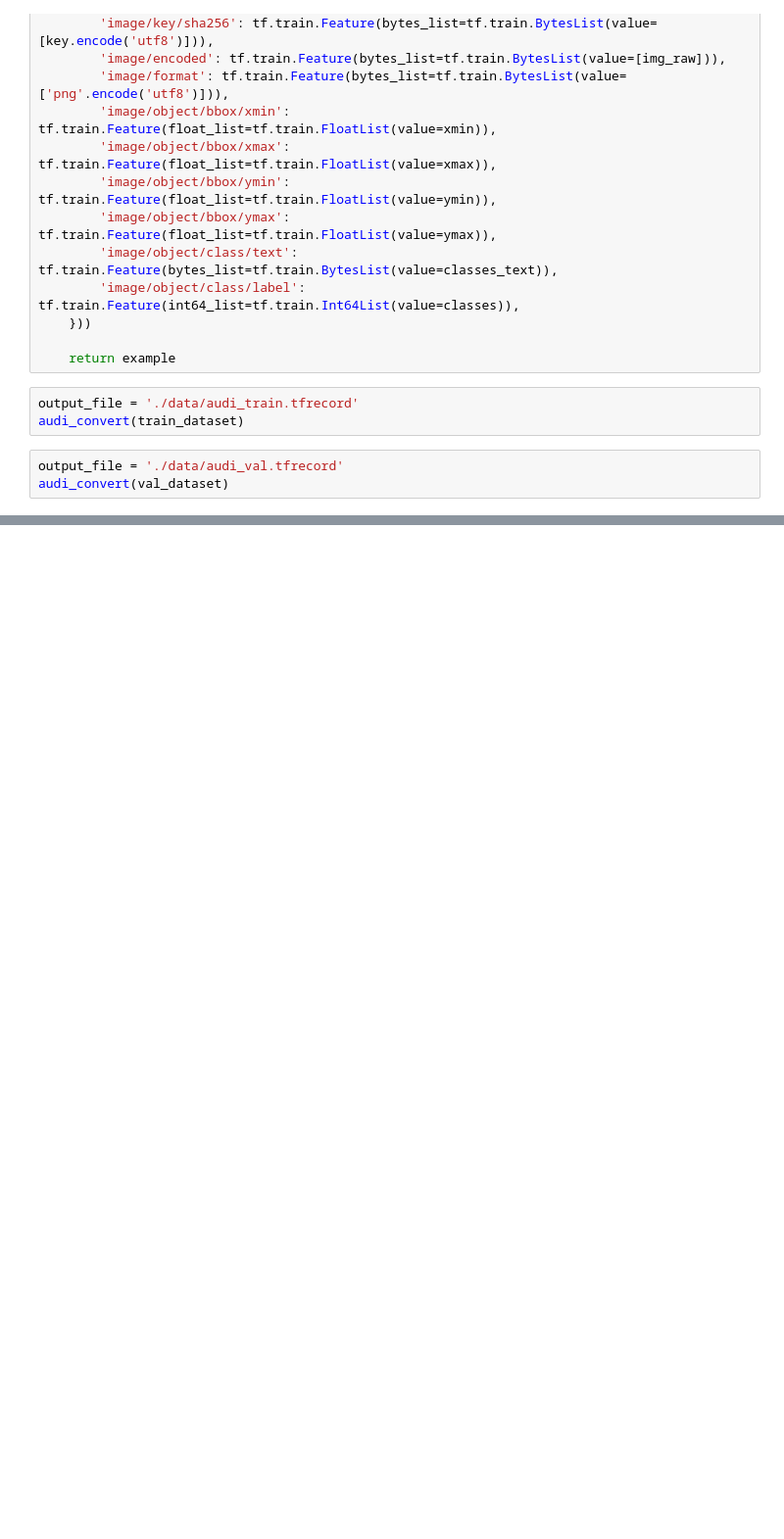
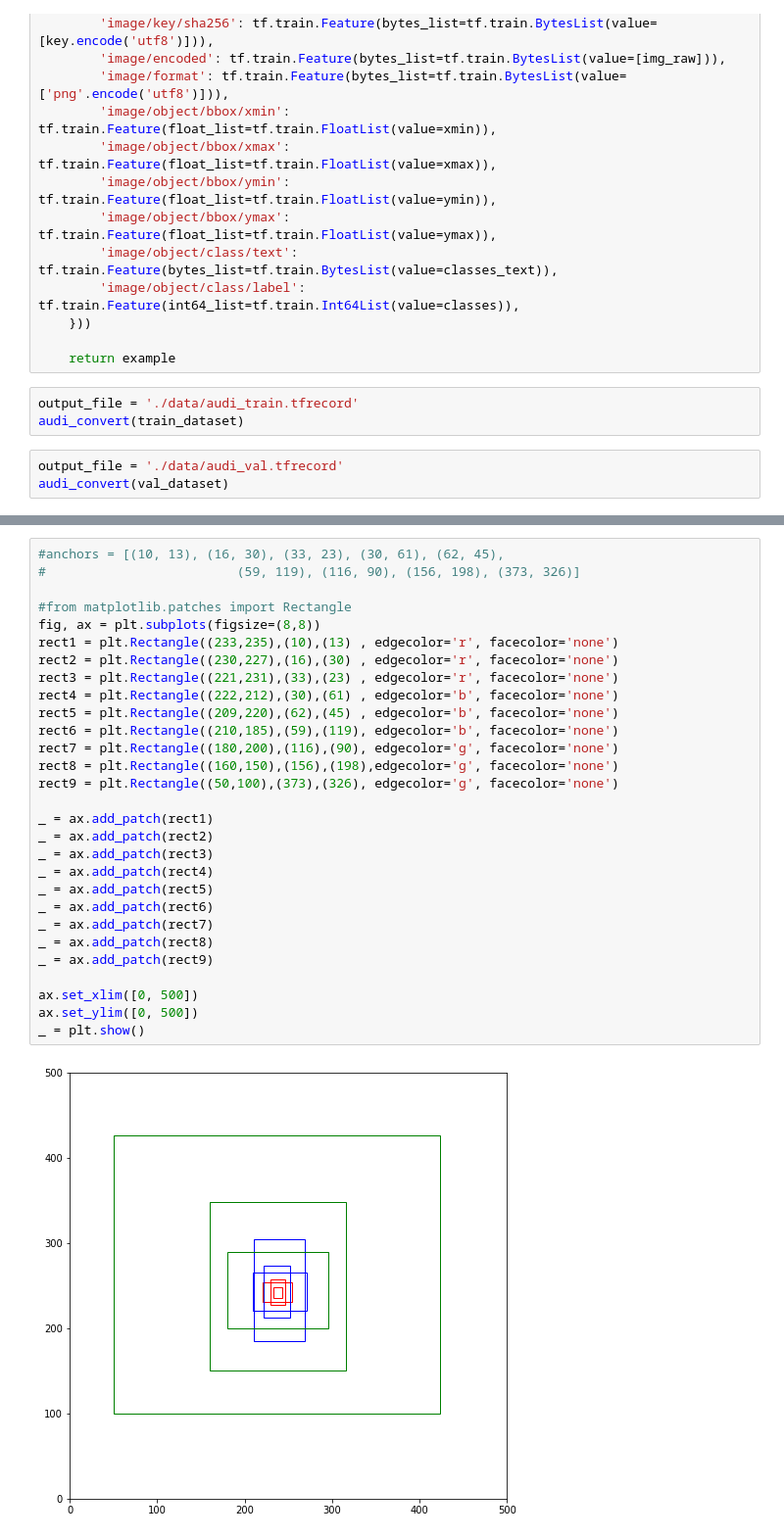
Before and after one commit to Suman-Saini/CapstoneProject_2, a Jupyter notebook: Data_Exploration.ipynb, the cells around one changed output, grey strips where cells are left out. Shown at 98% size. Cells and saved outputs as stored; diff of their text form; blank space fills up the shorter version.

```diff
--- a/Data_Exploration.ipynb
+++ b/Data_Exploration.ipynb
@@ -222,0 +249,31 @@ audi_convert(val_dataset)
+# %%
+#anchors = [(10, 13), (16, 30), (33, 23), (30, 61), (62, 45),
+#                         (59, 119), (116, 90), (156, 198), (373, 326)]
+
+#from matplotlib.patches import Rectangle
+fig, ax = plt.subplots(figsize=(8,8))
+rect1 = plt.Rectangle((233,235),(10),(13) , edgecolor='r', facecolor='none')
+rect2 = plt.Rectangle((230,227),(16),(30) , edgecolor='r', facecolor='none')
+rect3 = plt.Rectangle((221,231),(33),(23) , edgecolor='r', facecolor='none')
+rect4 = plt.Rectangle((222,212),(30),(61) , edgecolor='b', facecolor='none')
+rect5 = plt.Rectangle((209,220),(62),(45) , edgecolor='b', facecolor='none')
+rect6 = plt.Rectangle((210,185),(59),(119), edgecolor='b', facecolor='none')
+rect7 = plt.Rectangle((180,200),(116),(90), edgecolor='g', facecolor='none')
+rect8 = plt.Rectangle((160,150),(156),(198),edgecolor='g', facecolor='none')
+rect9 = plt.Rectangle((50,100),(373),(326), edgecolor='g', facecolor='none')
+
+_ = ax.add_patch(rect1)
+_ = ax.add_patch(rect2)
+_ = ax.add_patch(rect3)
+_ = ax.add_patch(rect4)
+_ = ax.add_patch(rect5)
+_ = ax.add_patch(rect6)
+_ = ax.add_patch(rect7)
+_ = ax.add_patch(rect8)
+_ = ax.add_patch(rect9)
+
+ax.set_xlim([0, 500])
+ax.set_ylim([0, 500])
+_ = plt.show()
+# %% [output]
+[figure, added]
```
Also changed, not shown: parts of 1 cell of this notebook, 5 other files.
